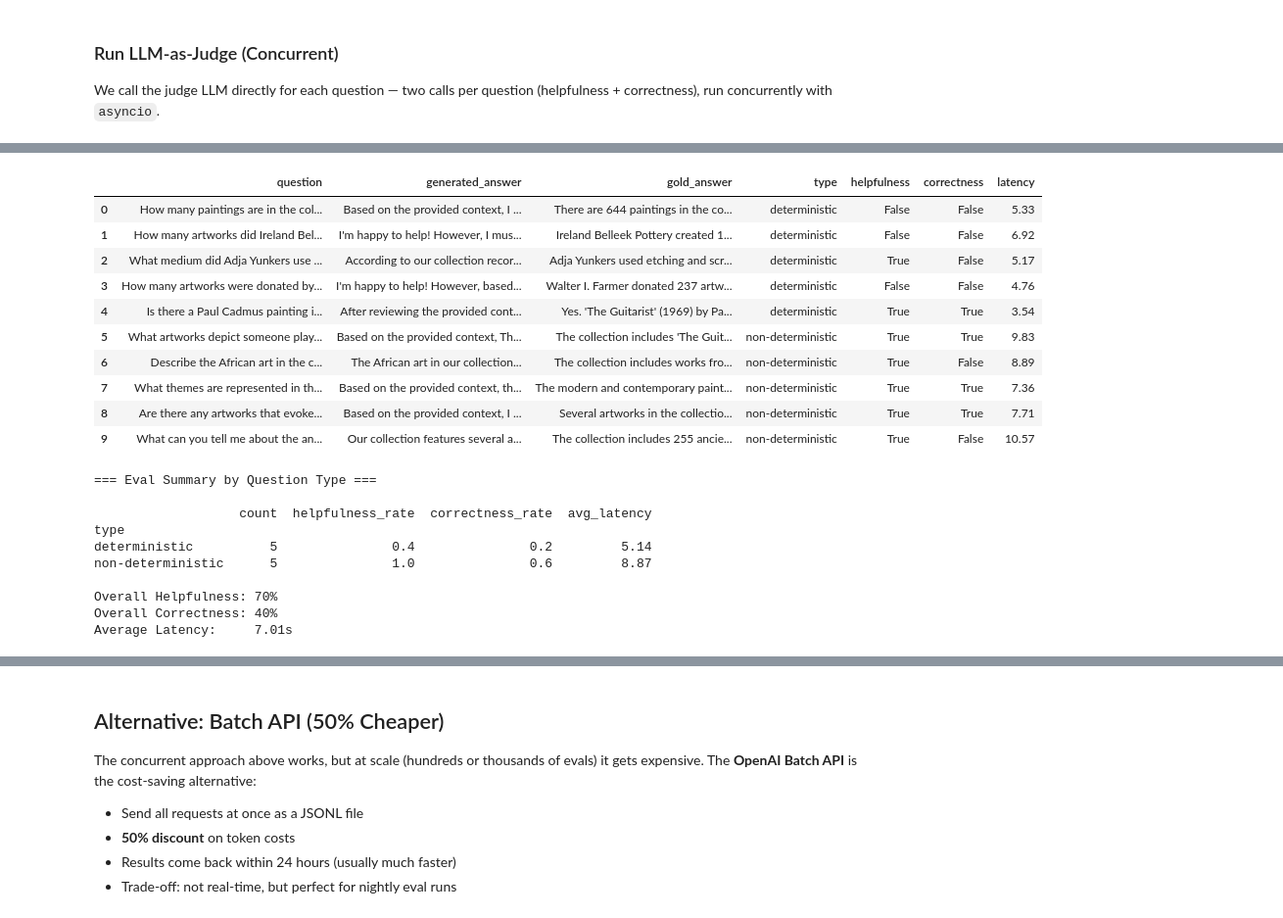
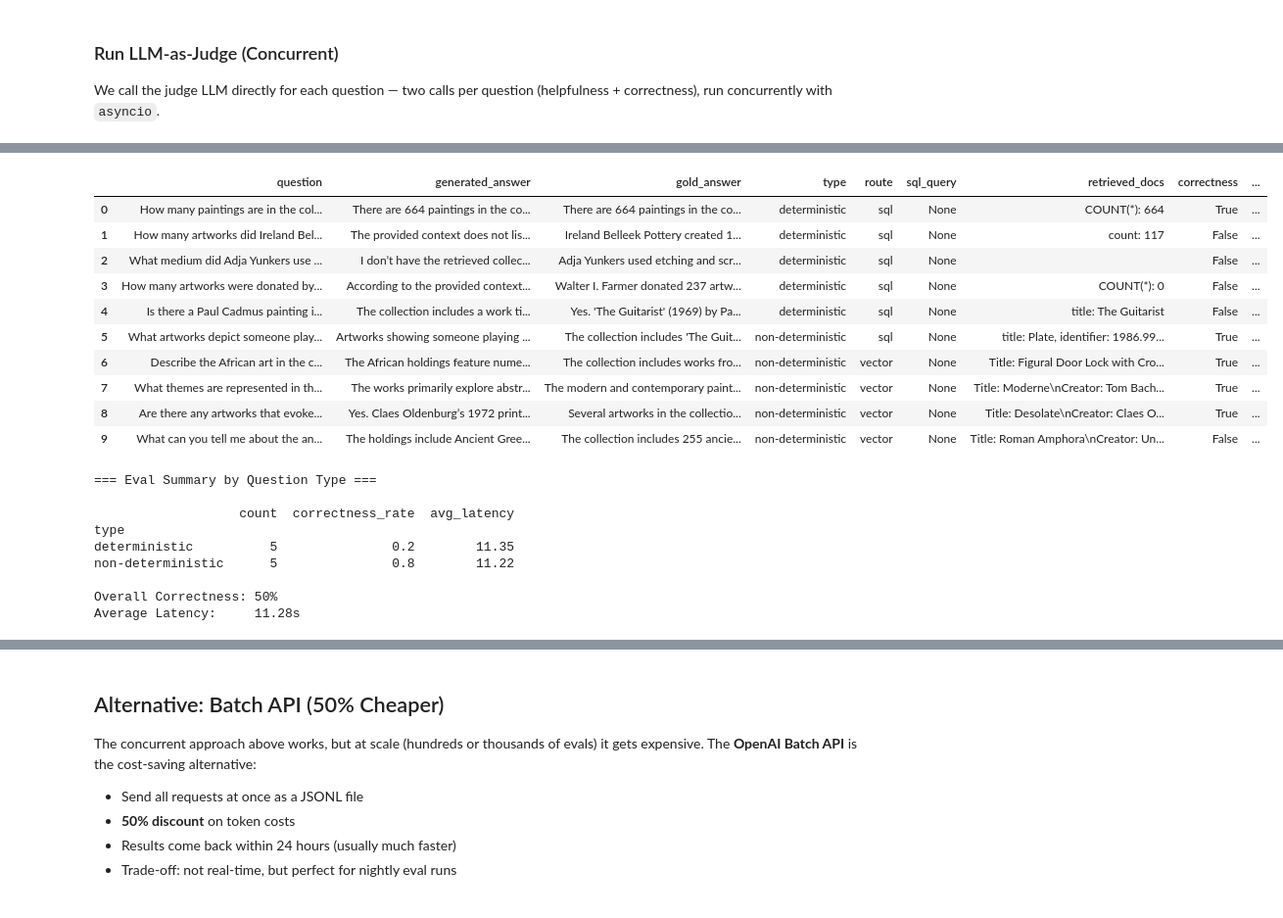
Before and after one commit to fryan2503/llm_workshop, a Jupyter notebook: presentation_code_along.ipynb, the cells around one changed output, grey strips where cells are left out. Shown at 98% size. Drawn from its saved outputs; the diff is of its cells as text; code cells hidden in the pictures.

Commit message:
Chnges based on feedback from Adam Kahle
Thank you!!

```diff
--- a/presentation_code_along.ipynb
+++ b/presentation_code_along.ipynb
@@ -341,5 +441,6 @@ class State(TypedDict):
     documents: List[str]
     question: str
     generation: str
+    sql_query: str
 # %% [markdown]
 ## Prompt Template
@@ -347,27 +448,24 @@ class State(TypedDict):
 # %%
+# These are LangGraph nodes — each reads from shared state and returns only the keys it updates
+
 def retrieve(state):
-    """
-    Retrieve documents from vectorstore using the user question.
-    """
+    """Retrieve documents from vectorstore using the user question."""
     print("---RETRIEVE---")
-    question = state["question"] # we are assessing the state dict's question
+    question = state["question"]  # read the question from shared state
     documents = retriever.invoke(question)
-    # print(f"Retrieved {len(documents)} documents")
     print(documents[0].metadata)
-    return {"documents": documents}
+    return {"documents": documents}  # only updates 'documents' in state
 
 
 def generate(state):
-    """
-    Generate an answer using the retrieved documents.
-    """
+    """Generate an answer using the retrieved documents as context."""
     print("---GENERATE---")
     question = state["question"]
     documents = state["documents"]
     context = "\n".join([doc.page_content for doc in documents])
     prompt = rag_prompt.format(context=context, question=question)
     generation = llm.invoke([HumanMessage(content=prompt)])
-    return {"generation": generation}
+    return {"generation": generation}  # only updates 'generation' in state
 # %%
 rag_prompt = """You are an assistant for an art museum and cultural heritage institution.
 Someone has a question about the collection, and you need to answer it using the following retrieved documents as context.
@@ -627,23 +732,27 @@ Golden set: 10 questions
 
 We run every question through our simple RAG graph and record the generated answer + latency.
 # %%
+# Run every golden-set question through the RAG pipeline and record answer + latency
 import time
 
 results = []
 for item in golden_set:
     start = time.time()
-    response = routing_graph.invoke({"question": item["question"]}) # invoke the routing graph on each question in the golden set
+    response = routing_graph.invoke({"question": item["question"]})
     elapsed = time.time() - start
     results.append({
         "question": item["question"],
         "gold_answer": item["gold_answer"],
         "type": item["type"],
         "generated_answer": response["generation"].content,
+        "route": response["route"],
+        "sql_query": response.get("sql_query"),
+        "retrieved_docs": "\n---\n".join(doc.page_content for doc in response["documents"]),
         "latency": round(elapsed, 2),
     })
 
 results_df = pd.DataFrame(results)
-results_df[["question", "type", "generated_answer", "latency"]]
+results_df[["question", "type", "route", "sql_query", "generated_answer", "latency"]]
 # %% [output]
 ---ROUTE: sql---
 ---SQL RETRIEVE---
@@ -719,19 +819,16 @@ async def run_judges(results):
     tasks = []
     task_labels = []
     for i, r in enumerate(results):
-        h_prompt = helpfulness_prompt.format(question=r["question"], answer=r["generated_answer"])
         c_prompt = correctness_prompt.format(
             question=r["question"], gold_answer=r["gold_answer"], answer=r["generated_answer"]
         )
-        tasks.append(asyncio.to_thread(judge_one_sync, client, h_prompt))
-        task_labels.append((i, "helpfulness"))
         tasks.append(asyncio.to_thread(judge_one_sync, client, c_prompt))
         task_labels.append((i, "correctness"))
 
     responses = await asyncio.gather(*tasks)
     return list(zip(task_labels, responses))
 
-def judge_one_sync(client, prompt_text, model="gpt-4o-mini"):
+def judge_one_sync(client, prompt_text, model="gpt-5-mini-2025-08-07"):
     response = client.responses.create(model=model, input=prompt_text)
     return response.output_text
 
@@ -739,14 +836,12 @@ start = time.time()
 judge_results_raw = await run_judges(results)
 print(f"Judged {len(results)} questions in {time.time() - start:.1f}s")
 
-# Parse verdicts
+# Parse verdicts — store full response and boolean flag
 for (q_idx, judge_type), text in judge_results_raw:
     first_line = text.split("\n")[0]
-    if judge_type == "helpfulness":
-        results[q_idx]["helpfulness"] = "True" in first_line
-    else:
-        results[q_idx]["correctness"] = "True" in first_line
+    results[q_idx]["correctness_response"] = text
+    results[q_idx]["correctness"] = "True" in first_line
 
 results_df = pd.DataFrame(results)
-results_df[["question", "type", "helpfulness", "correctness", "latency"]]
+results_df[["question", "type", "route", "correctness", "latency"]]
 # %% [output]
@@ -765,39 +860,36 @@ Judged 10 questions in 18.0s
 # %%
 results_df = pd.DataFrame(results)
-results_df[["question","generated_answer","gold_answer", "type", "helpfulness", "correctness", "latency"]]
+results_df[["question", "generated_answer", "gold_answer", "type", "route", "sql_query", "retrieved_docs", "correctness", "correctness_response", "latency"]]
 # %% [output]
-|  | question | generated_answer | gold_answer | type | helpfulness | correctness | latency |
-| 0 | How many paintings are in the col... | Based on the provided context, I ... | There are 644 paintings in the co... | deterministic | False | False | 5.33 |
-| 1 | How many artworks did Ireland Bel... | I'm happy to help! However, I mus... | Ireland Belleek Pottery created 1... | deterministic | False | False | 6.92 |
-| 2 | What medium did Adja Yunkers use ... | According to our collection recor... | Adja Yunkers used etching and scr... | deterministic | True | False | 5.17 |
-| 3 | How many artworks were donated by... | I'm happy to help! However, based... | Walter I. Farmer donated 237 artw... | deterministic | False | False | 4.76 |
-| 4 | Is there a Paul Cadmus painting i... | After reviewing the provided cont... | Yes. 'The Guitarist' (1969) by Pa... | deterministic | True | True | 3.54 |
-| 5 | What artworks depict someone play... | Based on the provided context, Th... | The collection includes 'The Guit... | non-deterministic | True | True | 9.83 |
-| 6 | Describe the African art in the c... | The African art in our collection... | The collection includes works fro... | non-deterministic | True | False | 8.89 |
-| 7 | What themes are represented in th... | Based on the provided context, th... | The modern and contemporary paint... | non-deterministic | True | True | 7.36 |
-| 8 | Are there any artworks that evoke... | Based on the provided context, I ... | Several artworks in the collectio... | non-deterministic | True | True | 7.71 |
-| 9 | What can you tell me about the an... | Our collection features several a... | The collection includes 255 ancie... | non-deterministic | True | False | 10.57 |
+|  | question | generated_answer | gold_answer | type | route | sql_query | retrieved_docs | correctness | ... |
+| 0 | How many paintings are in the col... | There are 664 paintings in the co... | There are 664 paintings in the co... | deterministic | sql | None | COUNT(*): 664 | True | ... |
+| 1 | How many artworks did Ireland Bel... | The provided context does not lis... | Ireland Belleek Pottery created 1... | deterministic | sql | None | count: 117 | False | ... |
+| 2 | What medium did Adja Yunkers use ... | I don’t have the retrieved collec... | Adja Yunkers used etching and scr... | deterministic | sql | None |  | False | ... |
+| 3 | How many artworks were donated by... | According to the provided context... | Walter I. Farmer donated 237 artw... | deterministic | sql | None | COUNT(*): 0 | False | ... |
+| 4 | Is there a Paul Cadmus painting i... | The collection includes a work ti... | Yes. 'The Guitarist' (1969) by Pa... | deterministic | sql | None | title: The Guitarist | False | ... |
+| 5 | What artworks depict someone play... | Artworks showing someone playing ... | The collection includes 'The Guit... | non-deterministic | sql | None | title: Plate, identifier: 1986.99... | True | ... |
+| 6 | Describe the African art in the c... | The African holdings feature nume... | The collection includes works fro... | non-deterministic | vector | None | Title: Figural Door Lock with Cro... | True | ... |
+| 7 | What themes are represented in th... | The works primarily explore abstr... | The modern and contemporary paint... | non-deterministic | vector | None | Title: Moderne\nCreator: Tom Bach... | True | ... |
+| 8 | Are there any artworks that evoke... | Yes. Claes Oldenburg’s 1972 print... | Several artworks in the collectio... | non-deterministic | vector | None | Title: Desolate\nCreator: Claes O... | True | ... |
+| 9 | What can you tell me about the an... | The holdings include Ancient Gree... | The collection includes 255 ancie... | non-deterministic | vector | None | Title: Roman Amphora\nCreator: Un... | False | ... |
 # %%
 summary = results_df.groupby("type").agg(
     count=("question", "count"),
-    helpfulness_rate=("helpfulness", "mean"),
     correctness_rate=("correctness", "mean"),
     avg_latency=("latency", "mean"),
 ).round(2)
 
 print("=== Eval Summary by Question Type ===\n")
 print(summary.to_string())
-print(f"\nOverall Helpfulness: {results_df['helpfulness'].mean():.0%}")
-print(f"Overall Correctness: {results_df['correctness'].mean():.0%}")
+print(f"\nOverall Correctness: {results_df['correctness'].mean():.0%}")
 print(f"Average Latency:     {results_df['latency'].mean():.2f}s")
 # %% [output]
 === Eval Summary by Question Type ===
 
-                   count  helpfulness_rate  correctness_rate  avg_latency
+                   count  correctness_rate  avg_latency
 type
-deterministic          5               0.4               0.2         5.14
-non-deterministic      5               1.0               0.6         8.87
+deterministic          5               0.2        11.35
+non-deterministic      5               0.8        11.22
 
-Overall Helpfulness: 70%
-Overall Correctness: 40%
-Average Latency:     7.01s
+Overall Correctness: 50%
+Average Latency:     11.28s
```
Also changed, not shown: parts of 52 cells of this notebook, 4 other files.
